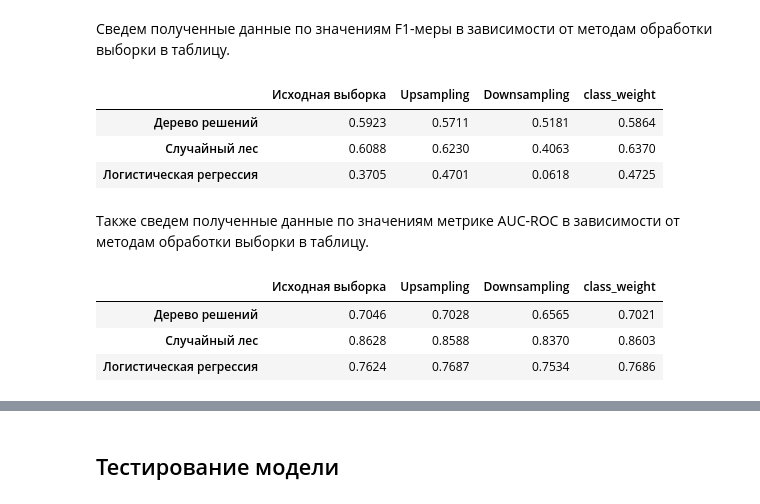
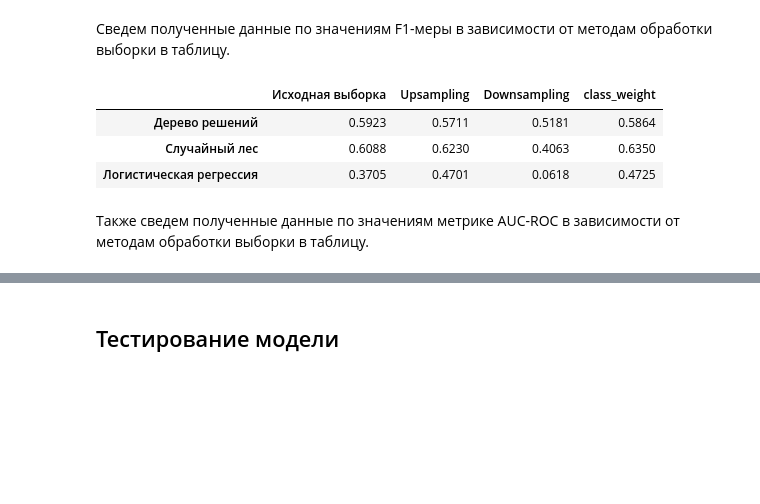
Before and after one commit to gehn11/Churn-Project, a Jupyter notebook: Churn.ipynb, the cells around one changed output, grey strips where cells are left out. Cells and saved outputs as stored; diff of their text form; code cells hidden in the pictures; blank space fills up the shorter version.

```diff
--- a/Churn.ipynb
+++ b/Churn.ipynb
@@ -507,7 +728,7 @@ print('Метрика AUC-ROC:', roc_auc)
 # %% [markdown]
 #### Модель дерева решений
 # %%
-f1_best = 0
+f1_best41 = 0
 
 for depth in range(1, 16, 1):
 
@@ -517,11 +738,12 @@ for depth in range(1, 16, 1):
     f1 = f1_score(target_valid, predicted_valid)
     roc_auc = roc_auc_score(target_valid, model.predict_proba(features_ohe_valid)[:, 1])
 
-    if f1 > f1_best:
-        f1_best = f1
+    if f1 > f1_best41:
+        f1_best41 = f1
         depth_best = depth
+        roc_auc41 = roc_auc
 
-print('Лучшее значение F1-меры:', f1_best)
+print('Лучшее значение F1-меры:', f1_best41)
 print('Лучшая глубина деревьев:', depth_best)
-print('Метрика AUC-ROC:', roc_auc)
+print('Метрика AUC-ROC:', roc_auc41)
 # %% [output]
@@ -531,7 +787,7 @@ print('Метрика AUC-ROC:', roc_auc)
 # %% [markdown]
 #### Модель случайного леса
 # %%
-f1_best = 0
+f1_best42 = 0
 
 for depth in range(1, 16, 1):
     for estimator in range(20, 121, 20):
@@ -542,13 +798,14 @@ for depth in range(1, 16, 1):
         f1 = f1_score(target_valid, predicted_valid)
         roc_auc = roc_auc_score(target_valid, model.predict_proba(features_ohe_valid)[:, 1])
 
-        if f1 > f1_best:
-            f1_best = f1
+        if f1 > f1_best42:
+            f1_best42 = f1
             depth_best_forest = depth
             n_estimators_best = estimator
+            roc_auc42 = roc_auc
 
-print('Лучшее значение F1-меры:', f1_best)
+print('Лучшее значение F1-меры:', f1_best42)
 print('Лучшая глубина деревьев:', depth_best_forest)
 print('Лучшее количество деревьев:', n_estimators_best)
-print('Метрика AUC-ROC:', roc_auc)
+print('Метрика AUC-ROC:', roc_auc42)
 # %% [output]
@@ -562,11 +848,11 @@ print('Метрика AUC-ROC:', roc_auc)
 model = LogisticRegression(solver='liblinear', random_state=1644, class_weight='balanced')
 model.fit(features_ohe_train, target_train)
 predicted_valid = model.predict(features_ohe_valid)
-f1_reg = f1_score(target_valid, predicted_valid)
-roc_auc = roc_auc_score(target_valid, model.predict_proba(features_ohe_valid)[:, 1])
+f1_reg4 = f1_score(target_valid, predicted_valid)
+roc_auc43 = roc_auc_score(target_valid, model.predict_proba(features_ohe_valid)[:, 1])
 
-print('Значение F1-меры:', f1_reg)
-print('Метрика AUC-ROC:', roc_auc)
+print('Значение F1-меры:', f1_reg4)
+print('Метрика AUC-ROC:', roc_auc43)
 # %% [output]
 Значение F1-меры: 0.4725490196078431
 Метрика AUC-ROC: 0.7686178781439937
@@ -573,32 +871,18 @@ print('Метрика AUC-ROC:', roc_auc)
 # %% [markdown]
 Сведем полученные данные по значениям F1-меры в зависимости от методам обработки выборки в таблицу.
-# %%
-results = pd.DataFrame(
-    np.array(
-        [[0.5923, 0.5711, 0.5181, 0.5864],
-         [0.6088, 0.6230, 0.4063, 0.6370],
-         [0.3705, 0.4701, 0.0618, 0.4725]]),
-columns=['Исходная выборка', 'Upsampling', 'Downsampling', 'class_weight'],
-index=['Дерево решений', 'Случайный лес', 'Логистическая регрессия'])
-display(results)
-# %% [output]
-|  | Исходная выборка | Upsampling | Downsampling | class_weight |
-| Дерево решений | 0.5923 | 0.5711 | 0.5181 | 0.5864 |
-| Случайный лес | 0.6088 | 0.6230 | 0.4063 | 0.6370 |
-| Логистическая регрессия | 0.3705 | 0.4701 | 0.0618 | 0.4725 |
+# %%
+results = pd.DataFrame(
+    np.array(
+        [[round(f1_best11, 4), round(f1_best21, 4), round(f1_best31, 4), round(f1_best41, 4)],
+         [round(f1_best12, 4), round(f1_best22, 4), round(f1_best32, 4), round(f1_best42, 4)],
+         [round(f1_reg1, 4), round(f1_reg2, 4), round(f1_reg3, 4), round(f1_reg4, 4)]]),
+columns=['Исходная выборка', 'Upsampling', 'Downsampling', 'class_weight'],
+index=['Дерево решений', 'Случайный лес', 'Логистическая регрессия'])
+display(results)
+# %% [output]
+|  | Исходная выборка | Upsampling | Downsampling | class_weight |
+| Дерево решений | 0.5923 | 0.5711 | 0.5181 | 0.5864 |
+| Случайный лес | 0.6088 | 0.6230 | 0.4063 | 0.6350 |
+| Логистическая регрессия | 0.3705 | 0.4701 | 0.0618 | 0.4725 |
 # %% [markdown]
 Также сведем полученные данные по значениям метрике AUC-ROC в зависимости от методам обработки выборки в таблицу.
-# %%
-results = pd.DataFrame(
-    np.array(
-        [[0.7046, 0.7028, 0.6565, 0.7021],
-         [0.8628, 0.8588, 0.8370, 0.8603],
-         [0.7624, 0.7687, 0.7534, 0.7686]]),
-columns=['Исходная выборка', 'Upsampling', 'Downsampling', 'class_weight'],
-index=['Дерево решений', 'Случайный лес', 'Логистическая регрессия'])
-display(results)
-# %% [output]
-|  | Исходная выборка | Upsampling | Downsampling | class_weight |
-| Дерево решений | 0.7046 | 0.7028 | 0.6565 | 0.7021 |
-| Случайный лес | 0.8628 | 0.8588 | 0.8370 | 0.8603 |
-| Логистическая регрессия | 0.7624 | 0.7687 | 0.7534 | 0.7686 |
```
Also changed, not shown: parts of 18 cells of this notebook.
